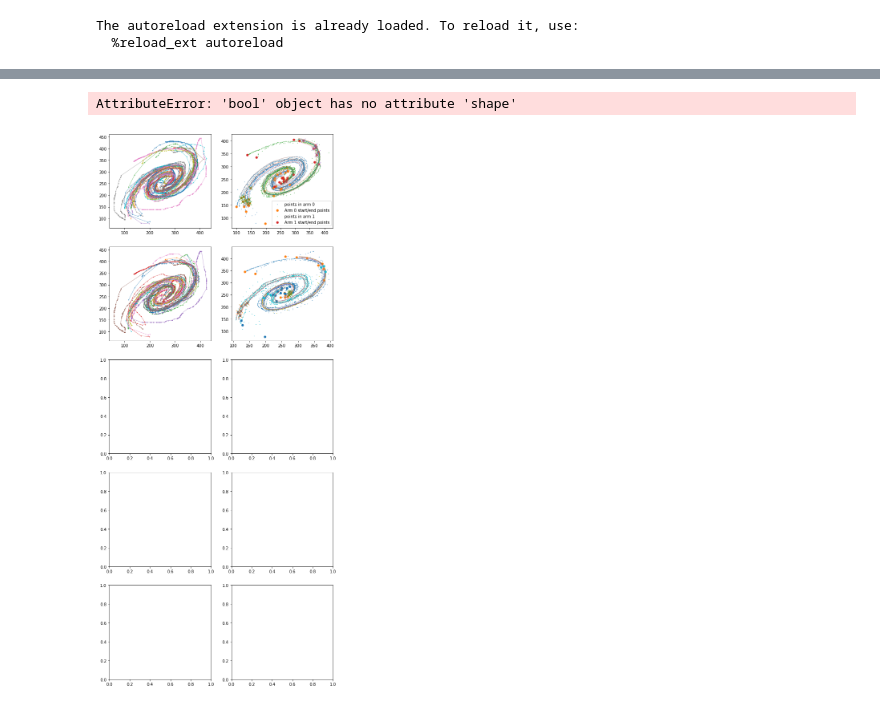
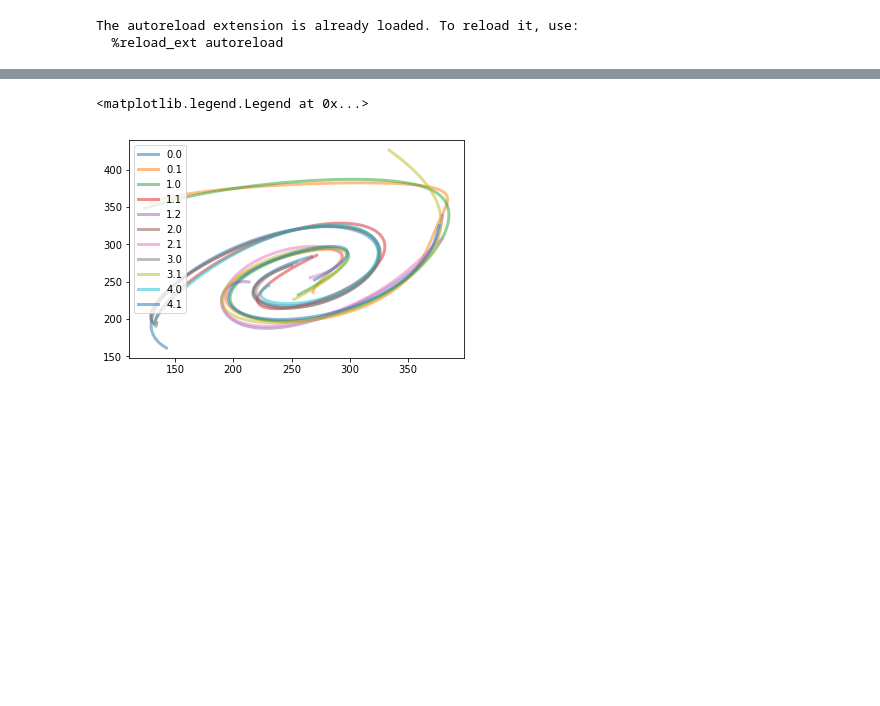
Before and after one commit to tingard/Galaxy-builder-aggregation, a Jupyter notebook: spiral-aggregation/chapter-4.ipynb, the cells around one changed output, grey strips where cells are left out. Saved outputs shown, nothing was run; the diff lists cells and outputs as text; code cells hidden in the pictures; blank space fills up the shorter version.

Commit message:
Updating classification resilience code (chapter 4)

```diff
--- a/spiral-aggregation/chapter-4.ipynb
+++ b/spiral-aggregation/chapter-4.ipynb
@@ -40,7 +40,7 @@ spiralsWithLengthCut = [
 drawnArms = np.array([np.array(arm) for classification in spiralsWithLengthCut for arm in classification])
 # %%
 np.random.seed(0)
-classificationGroups = [np.random.choice(np.arange(len(annotations)), size=30, replace=False) for i in range(5)]
+classificationGroups = [np.random.choice(np.arange(len(annotations)), size=20, replace=False) for i in range(5)]
 classificationGroups
 # %% [output]
 [array([28, 33, 30,  4, 18, 11, 42, 31, 22, 10, 27, 32, 29, 43,  2, 45, 26,
@@ -56,8 +56,7 @@ classificationGroups
 # %%
-fig, ax = plt.subplots(ncols=2, nrows=len(classificationGroups), figsize=(10, len(classificationGroups)*5))
-splineGroups = []
+foo = []
 for groupIndex, indices in enumerate(classificationGroups[:]):
-    print('Working on group {}'.format(groupIndex + 1))
+    print(groupIndex)
     filteredAnnotations = [annotations[i] for i in indices]
     annotationsWithSpiral = [c[3]['value'][0]['value'] for c in filteredAnnotations if len(c[3]['value'][0]['value'])]
     spirals = [[a['points'] for a in c] for c in annotationsWithSpiral]
@@ -66,65 +65,11 @@ for groupIndex, indices in enumerate(classificationGroups[:]):
         for c in spirals if all([len(a) > 5 for a in c])
     ]
     drawnArms = np.array([np.array(arm) for classification in spiralsWithLengthCut for arm in classification])
-    print('\tPlotting classifications...')
-    for index, arm in enumerate(drawnArms):
-        ax[groupIndex][0].plot(arm[:, 0], arm[:, 1], linewidth=1, alpha=0.5, c='C{}'.format(index % 10))
-        ax[groupIndex][0].plot(arm[:, 0], arm[:, 1], '.', markersize=2, c='C{}'.format(index % 10))
-    splines = []
+    t = np.linspace(0, 1, 1000)
+    functions = spiralExtraction.fit(drawnArms, verbose=False)
+    foo.append(functions)
+    for i, (Sx, Sy) in enumerate(functions):
+        plt.plot((Sx(t) + 0.5) * 512, (Sy(t) + 0.5) * 512, linewidth=3, alpha=0.5, label="{}.{}".format(groupIndex, i))
 
-    print('\tClustering arms...')
-    db = groupPolylines.clusterPolyLines(drawnArms)
-    armLabels = db.labels_
-
-    for armLabel in range(np.max(armLabels) + 1):
-        print('\tWorking on arm label {}'.format(armLabel))
-        pointCloud = np.concatenate(drawnArms[armLabels == armLabel])
-
-        ax[groupIndex, 1].plot(pointCloud[:, 0], pointCloud[:, 1], '.', markerSize=1, label='points in arm {}'.format(armLabel))
-        startEndPoints = np.array(
-            [i[0] for i in drawnArms[armLabels == armLabel]]
-            + [i[-1] for i in drawnArms[armLabels == armLabel]]
-        )
-        ax[groupIndex, 1].plot(
-            startEndPoints[:, 0],
-            startEndPoints[:, 1],
-            'o',
-            markerSize=5,
-            label='Arm {} start/end points'.format(armLabel)
-        )
-
-        cleanedCloud, outlierMask = groupPolylines.identifyOutliers(pointCloud)
-
-        vectorField, variances = pcaSpiralExtract.getVectorField(cleanedCloud)
-        varianceCutoffMask = variances[:, 0] / variances[:, 1] > 3.0
-        cleanedVectorField = vectorField[varianceCutoffMask]
-
-        startCluster = pcaSpiralExtract.getStartCluster(drawnArms[armLabels == armLabel], cleanedCloud)
-        if startCluster.shape[0] == 0:
-            print('>>>> No start cluster identified')
-            continue
-        ax[groupIndex, 1].plot(startCluster[:, 0], startCluster[:, 1], 'x', markersize=10)
-        paths = pcaSpiralExtract.dropSticks(startCluster, cleanedVectorField)
-        for path in paths:
-            ax[groupIndex, 1].plot(path[:, 0], path[:, 1], linewidth=1, alpha=0.5)
-
-        downstreamPoints = np.array([p[-1] for p in paths])
-        upstreamPoints = np.array([p[0] for p in paths])
-
-        downstreamClusterMask = pcaSpiralExtract.findDownstreamCluster(downstreamPoints)
-        if not np.any(downstreamClusterMask):
-            print('>>>> No downstream cluster identified')
-            continue
-        startPoint = (
-            np.add.reduce(startCluster[downstreamClusterMask]) /
-            startCluster[downstreamClusterMask].shape[0]
-        )
-        finalPath = pcaSpiralExtract.dropStick(startPoint, cleanedVectorField)
-        res = pcaSpiralExtract.sortCloudAlongLine(cleanedCloud, finalPath)
-        pointOrder = np.argsort(res[0])
-
-        Sx, Sy = pcaSpiralExtract.fitParametrisedSpline(cleanedCloud[pointOrder]/512)
-        splines.append([Sx, Sy])
-    ax[groupIndex, 1].legend()
-#     splineGroups.append(splines)
+plt.legend()
 # %% [output]
@@ -148,3 +81,3 @@ all the input arrays must have same number of dimensions
-AttributeError: 'bool' object has no attribute 'shape'
+<matplotlib.legend.Legend at 0x...>
-[figure, old version]
+[figure, new version]
 # %%
```
Also changed, not shown: parts of 9 cells of this notebook, 2 other files.
